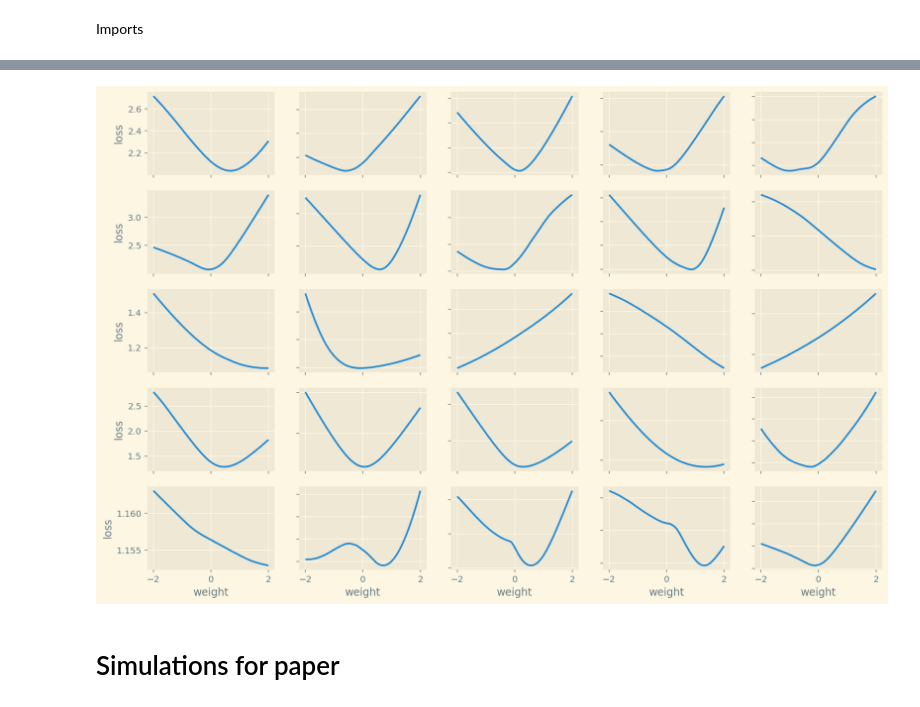
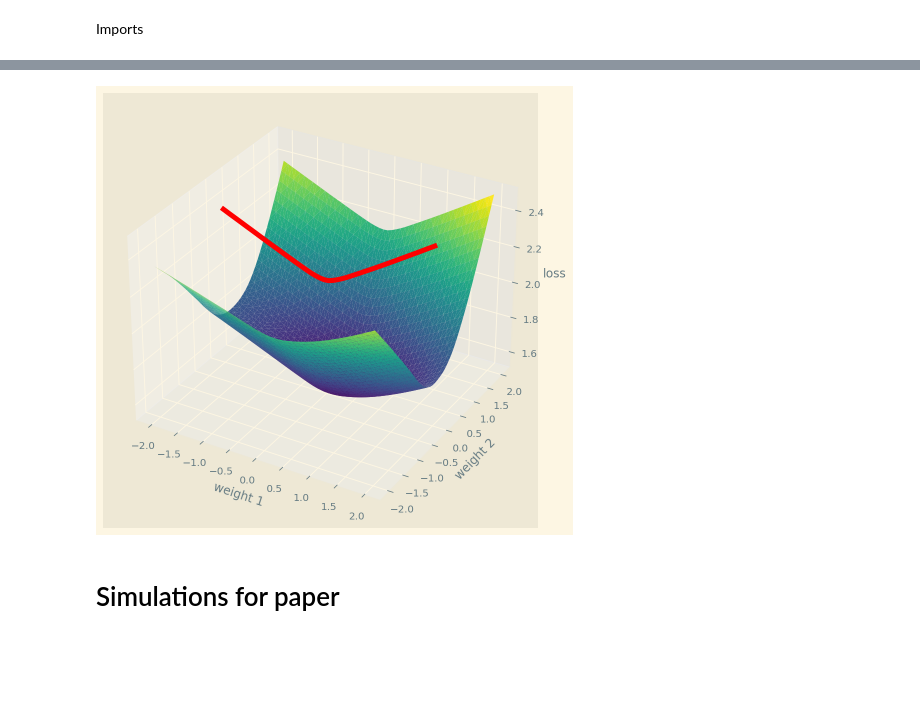
Before and after one commit to hippocampus-team/DNNT-TensorFlow, a Jupyter notebook: DNNT_paper.ipynb, the cells around one changed output, grey strips where cells are left out. Saved outputs shown, nothing was run; the diff lists cells and outputs as text; code cells hidden in the pictures; blank space fills up the shorter version.

```diff
--- a/DNNT_paper.ipynb
+++ b/DNNT_paper.ipynb
@@ -48 +48,15 @@ X_training, X_testing, y_training, y_testing = train_test_split(
 )
+# %%
+# Create a neural network
+test_model = tf.keras.models.Sequential()
+test_model.add(tf.keras.layers.Dense(3, input_shape=(4,), activation="relu"))
+test_model.add(tf.keras.layers.Dense(1, activation="sigmoid"))
+
+# Train neural network
+test_model.compile(
+    optimizer="adam",
+    loss="binary_crossentropy",
+    metrics=["accuracy"]
+)
+
+test_model.fit(X_training, y_training, epochs=15)
@@ -94,13 +136,0 @@ def add_all(model):
-# %%
-fig, axs = plt.subplots(5, 5, figsize=(15, 10))
-for i in range(25):
-    axs[i // 5, i % 5].plot(x[i], y[i])
-
-for ax in axs.flat:
-    ax.set(xlabel='weight', ylabel='loss')
-
-# Hide x labels and tick labels for top plots and y ticks for right plots.
-for ax in axs.flat:
-    ax.label_outer()
-# %% [output]
-[figure, removed]
@@ -166,3 +194,9 @@ def plot3D(model, index1, index2, add_plain=True, cords=None):
+# %%
+fig = plt.figure()
+ax = fig.add_subplot(projection='3d')
+plot_weights_3d(test_model, ax, (0, 0, 0), (0, 1, 1))
+# %% [output]
+[figure, added]
 # %% [markdown]
 # Simulations for paper
 # %%
```
Also changed, not shown: parts of 7 cells of this notebook.
